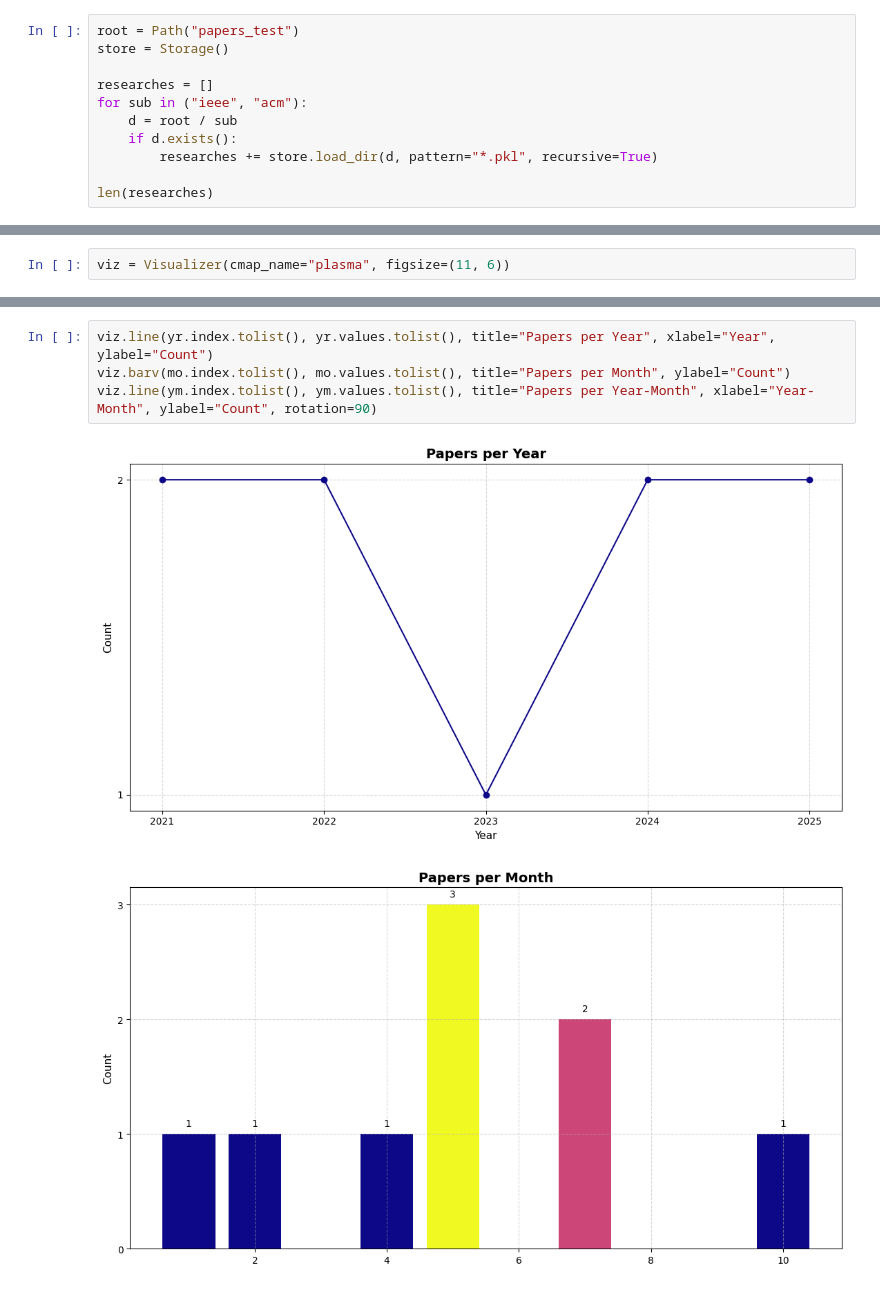
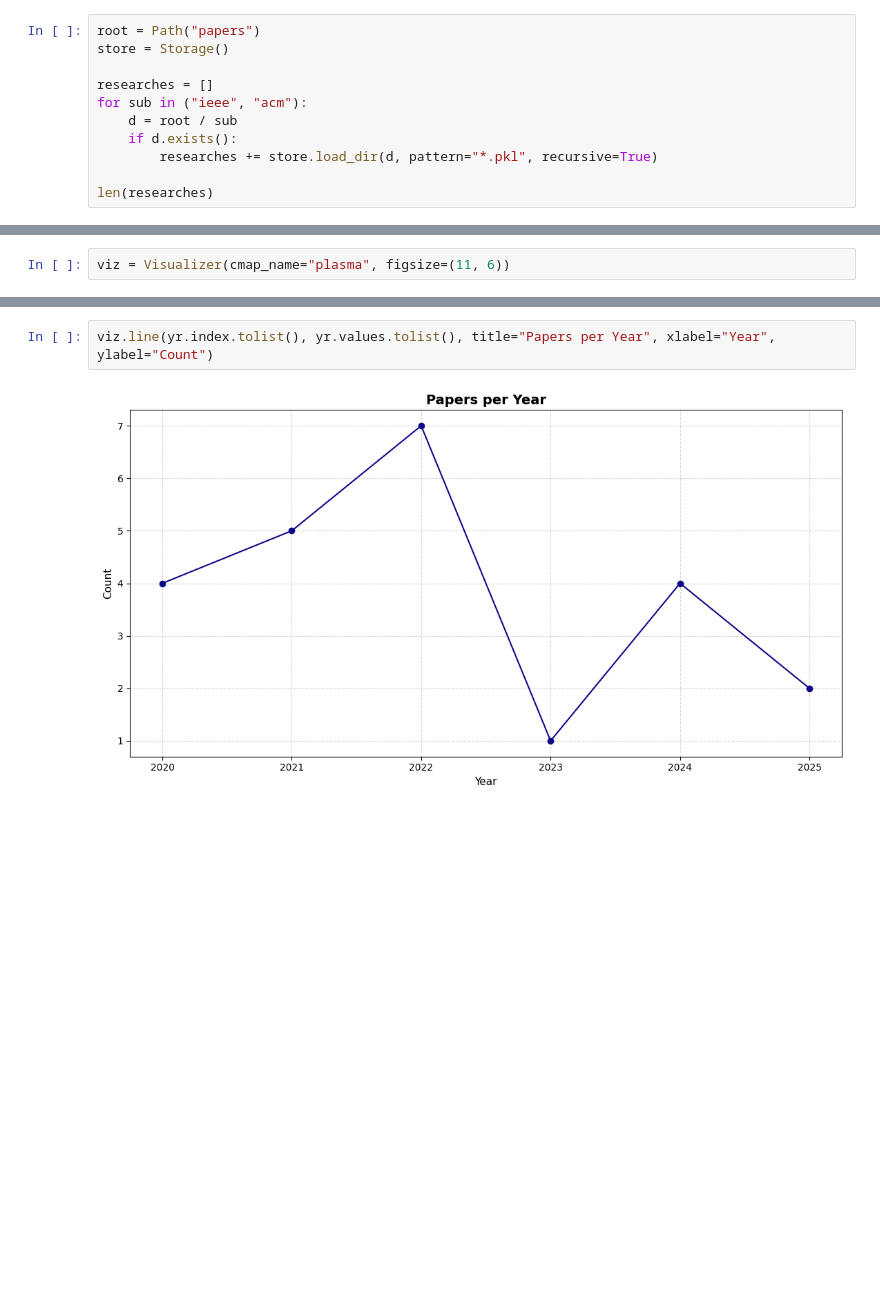
Before and after one commit to IsabelaYabe/lisa-llm-reqs, a Jupyter notebook: eda.ipynb, the cells around one changed output, grey strips where cells are left out. Drawn from its saved outputs; the diff is of its cells as text; blank space fills up the shorter version.

```diff
--- a/eda.ipynb
+++ b/eda.ipynb
@@ -6,7 +6,7 @@ from papers_lab.io import Storage, PaperTransform
 from papers_lab import PaperAnalysis
 from eda import Visualizer
 # %%
-root = Path("papers_test")
+root = Path("papers")
 store = Storage()
 
 researches = []
@@ -90,7 +104,4 @@ viz.barh(auth_top.index.tolist(), auth_top.values.tolist(),
 # %%
 viz.line(yr.index.tolist(), yr.values.tolist(), title="Papers per Year", xlabel="Year", ylabel="Count")
-viz.barv(mo.index.tolist(), mo.values.tolist(), title="Papers per Month", ylabel="Count")
-viz.line(ym.index.tolist(), ym.values.tolist(), title="Papers per Year-Month", xlabel="Year-Month", ylabel="Count", rotation=90)
 # %% [output]
-[figure, old version]
+[figure, new version]
-[figure, removed]
```
Also changed, not shown: parts of 13 cells of this notebook, 30 other files.
